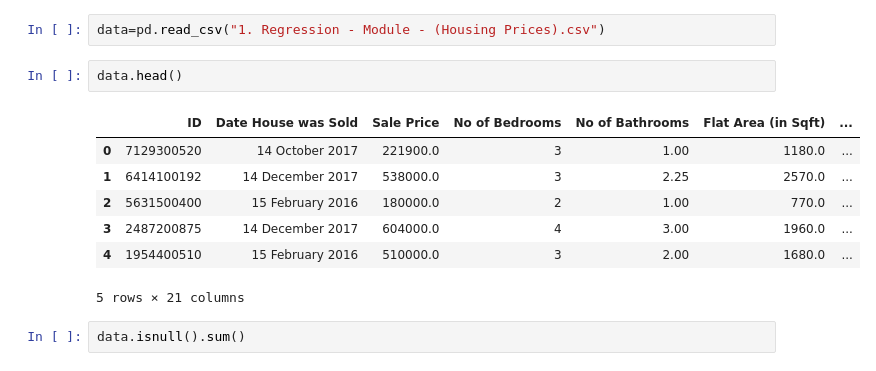
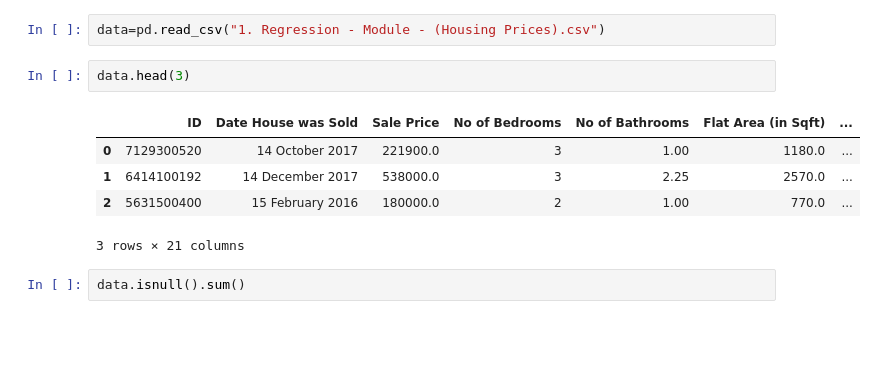
Before and after one commit to trailokya-world/House-price-prediction-, a Jupyter notebook: cleaning and preprocessing.ipynb, the cells around one changed output. Saved outputs shown, nothing was run; the diff lists cells and outputs as text; blank space fills up the shorter version.

```diff
--- a/cleaning and preprocessing.ipynb
+++ b/cleaning and preprocessing.ipynb
@@ -9,15 +9,13 @@ warnings.filterwarnings("ignore")
 # %%
 data=pd.read_csv("1. Regression - Module - (Housing Prices).csv")
 # %%
-data.head()
+data.head(3)
 # %% [output]
 |  | ID | Date House was Sold | Sale Price | No of Bedrooms | No of Bathrooms | Flat Area (in Sqft) | ... |
 | 0 | 7129300520 | 14 October 2017 | 221900.0 | 3 | 1.00 | 1180.0 | ... |
 | 1 | 6414100192 | 14 December 2017 | 538000.0 | 3 | 2.25 | 2570.0 | ... |
 | 2 | 5631500400 | 15 February 2016 | 180000.0 | 2 | 1.00 | 770.0 | ... |
-| 3 | 2487200875 | 14 December 2017 | 604000.0 | 4 | 3.00 | 1960.0 | ... |
-| 4 | 1954400510 | 15 February 2016 | 510000.0 | 3 | 2.00 | 1680.0 | ... |
-5 rows × 21 columns
+3 rows × 21 columns
 # %%
 data.isnull().sum()
 # %% [output]
```
Also changed, not shown: parts of 25 cells of this notebook.
